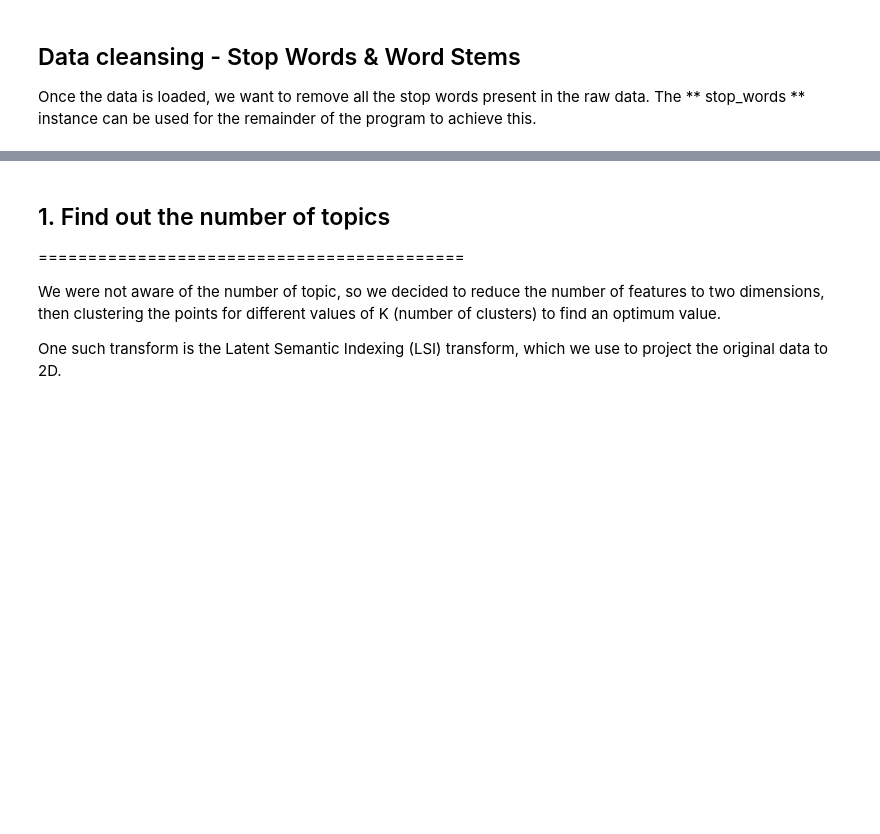
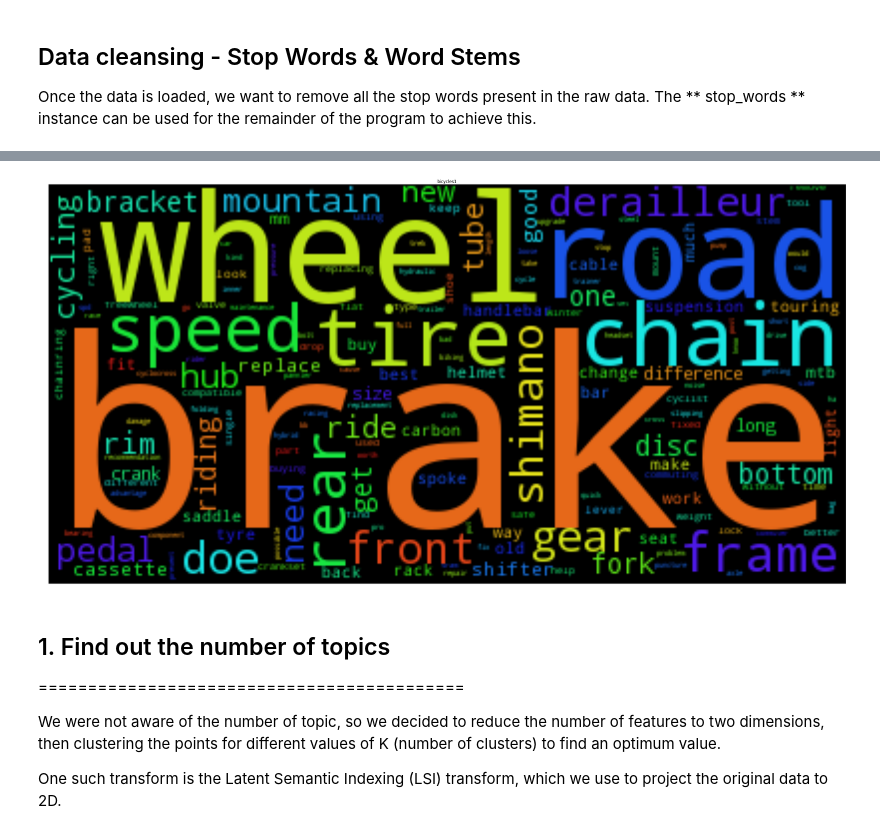
Before and after one commit to dhruvaray/soml, a Jupyter notebook: index.ipynb, the cells around one changed output, grey strips where cells are left out. Drawn from its saved outputs; the diff is of its cells as text; code cells hidden in the pictures; blank space fills up the shorter version.

```diff
--- a/index.ipynb
+++ b/index.ipynb
@@ -309,3 +314,17 @@ plt.show()
+# %%
+fig = plt.figure(figsize=(30*3, 30))
+plotId=1
+for site in [SITE2]:
+    wfreq = getWordOccurencesInCorpus(site)
+    plt.subplot(120+plotId)
+    plt.imshow(WordCloud().fit_words(wfreq))
+    plt.axis("off")
+    plt.title(site + `plotId`)
+    plotId +=1
+
+plt.show()
+# %% [output]
+[figure, added]
 # %% [markdown]
 ## 1. Find out the number of topics
 ===========================================
```
Also changed, not shown: parts of 25 cells of this notebook.
